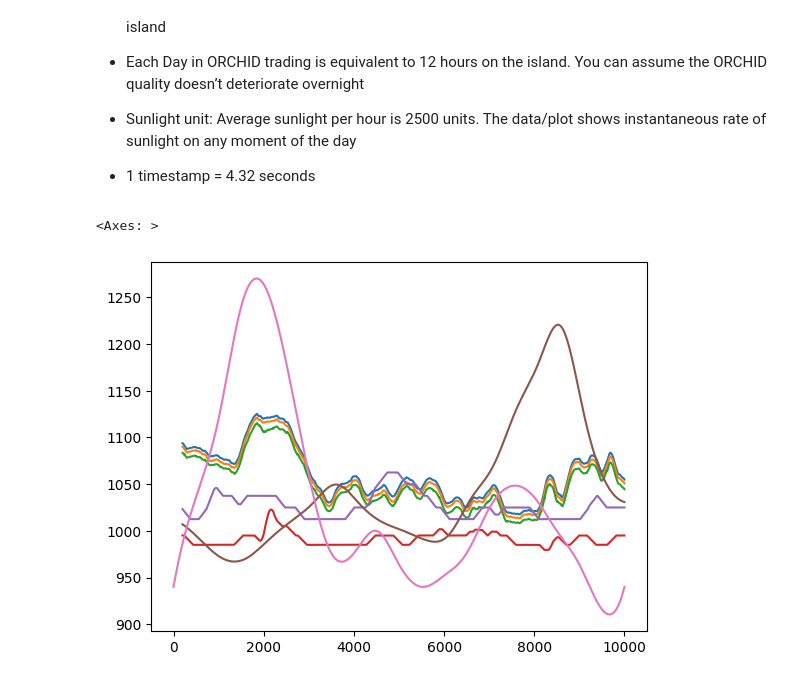
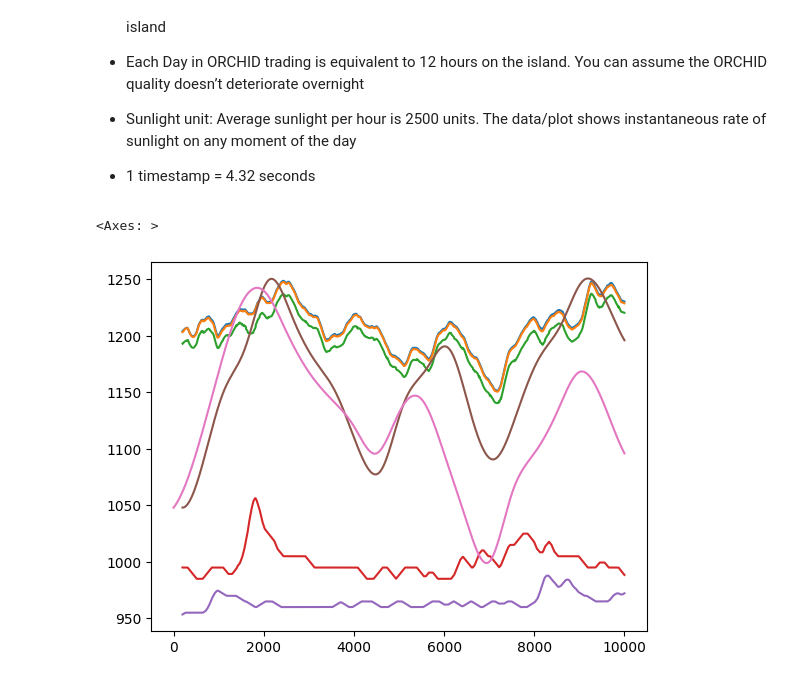
Before and after one commit to naman-doshi/IMCProsperity-2, a Jupyter notebook: R2/analysis.ipynb, the cells around one changed output. Saved outputs shown, nothing was run; the diff lists cells and outputs as text; code cells hidden in the pictures.

```diff
--- a/R2/analysis.ipynb
+++ b/R2/analysis.ipynb
@@ -22,35 +22,35 @@ Summarizing trading microstructure of ORCHIDs:
 import pandas as pd
 import numpy as np
 import matplotlib.pyplot as plt
 
-df = pd.read_csv('d3.csv', sep=';')
+df = pd.read_csv('d1.csv', sep=';')
 df = df.reset_index(drop=True)
 df = df.drop('timestamp', axis=1)
 
 # moving average
 df['ORCHIDS'] = df['ORCHIDS'].rolling(window=200).mean()
 buyCost = []
 for i in range(0, len(df)):
     buyCost.append(df['ORCHIDS'][i] + df['IMPORT_TARIFF'][i] + df['TRANSPORT_FEES'][i])
 df['BUY_COST'] = buyCost
 
 sellRev = []
 for i in range(0, len(df)):
     sellRev.append(df['ORCHIDS'][i] - df['EXPORT_TARIFF'][i] - df['TRANSPORT_FEES'][i])
 df['SELL_COST'] = sellRev
 
 df['ORCHIDS'].plot()
 df['BUY_COST'].plot()
 df['SELL_COST'].plot()
 (df['EXPORT_TARIFF']*10+900).rolling(window=200).mean().plot()
 (-df['IMPORT_TARIFF']*25+900).rolling(window=200).mean().plot()
 (df['SUNLIGHT']/10 + 800).rolling(window=200).mean().plot()
 (df['HUMIDITY'] * 12 + 100).plot()
 
 # (df['IMPORT_TARIFF'] + df['TRANSPORT_FEES']).plot()
 # %% [output]
 <Axes: >
-[figure, old version]
+[figure, new version]
 # %%
 effect = []
 for i in range(0, len(df)):
```
Also changed, not shown: parts of 6 cells of this notebook, 7 other files.
